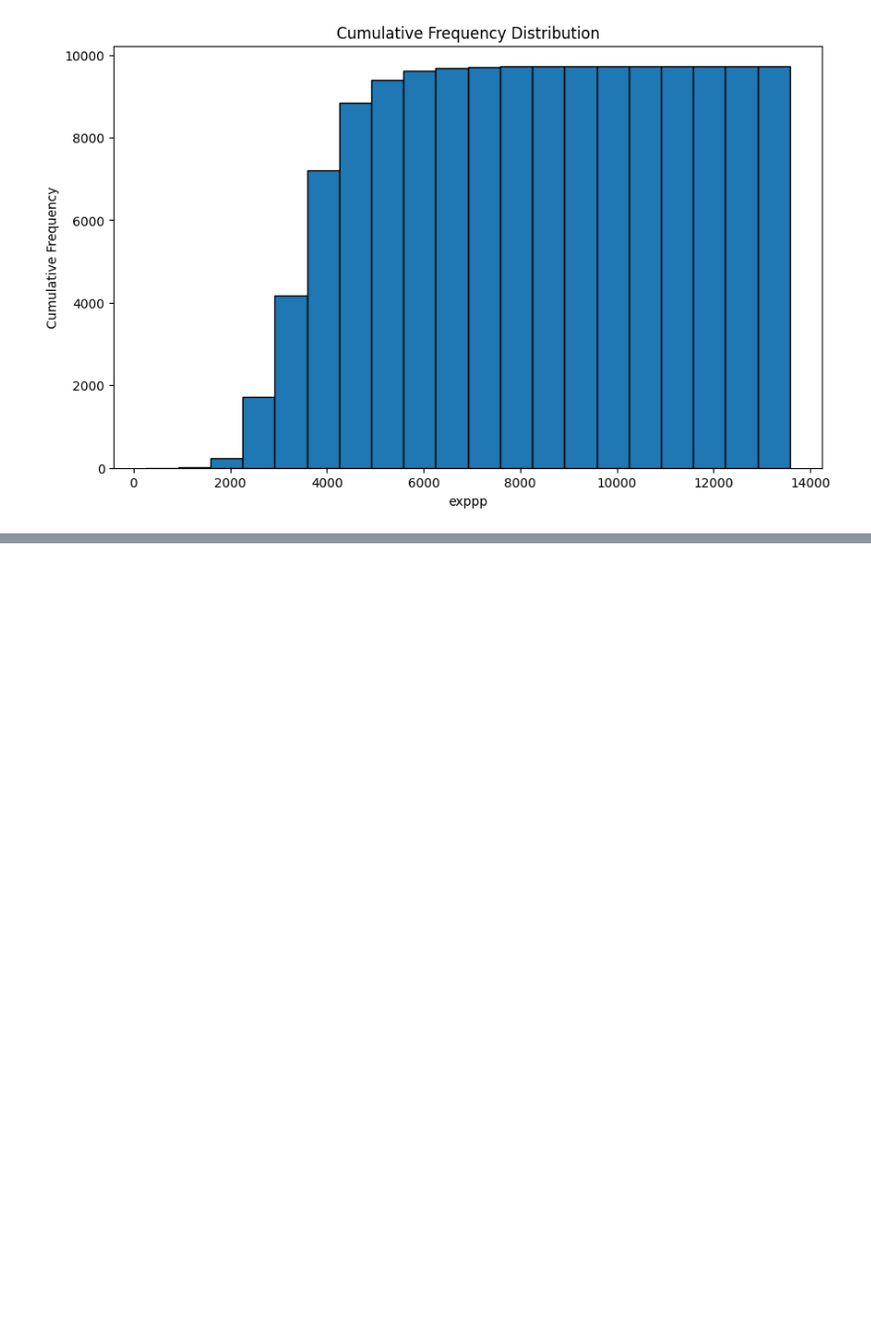
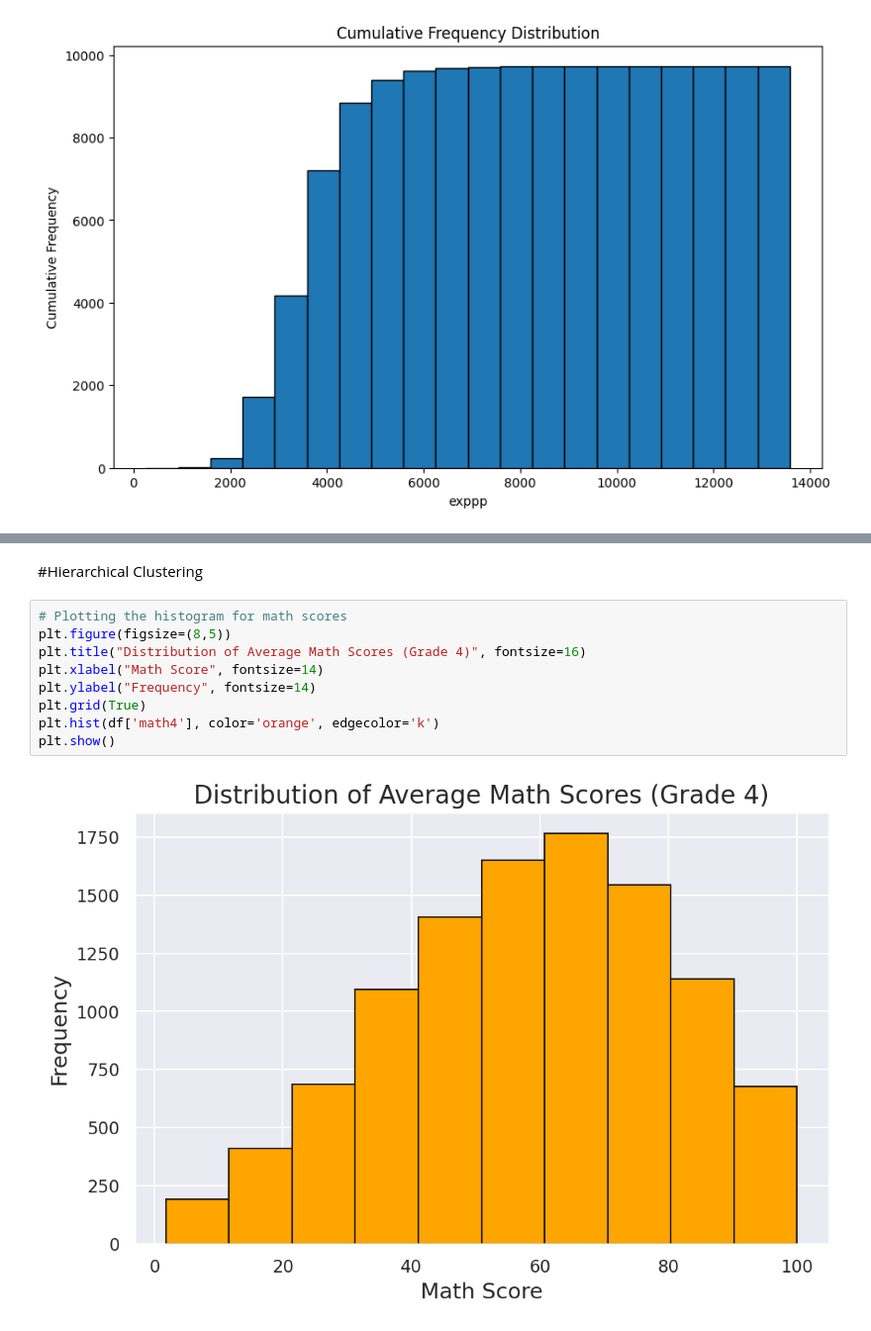
Before and after one commit to Puneeth-23BCE0191/23BCE0191.ipynb, a Jupyter notebook: 23BCE0191.ipynb, the cells around one changed output, grey strips where cells are left out. Shown at 99% size. Cells and saved outputs as stored; diff of their text form; blank space fills up the shorter version.

```diff
--- a/23BCE0191.ipynb
+++ b/23BCE0191.ipynb
@@ -754,0 +868,13 @@ plt.show()
+# %% [markdown]
+#Hierarchical Clustering
+# %%
+# Plotting the histogram for math scores
+plt.figure(figsize=(8,5))
+plt.title("Distribution of Average Math Scores (Grade 4)", fontsize=16)
+plt.xlabel("Math Score", fontsize=14)
+plt.ylabel("Frequency", fontsize=14)
+plt.grid(True)
+plt.hist(df['math4'], color='orange', edgecolor='k')
+plt.show()
+# %% [output]
+[figure, added]
```
Also changed, not shown: parts of 37 cells of this notebook.
